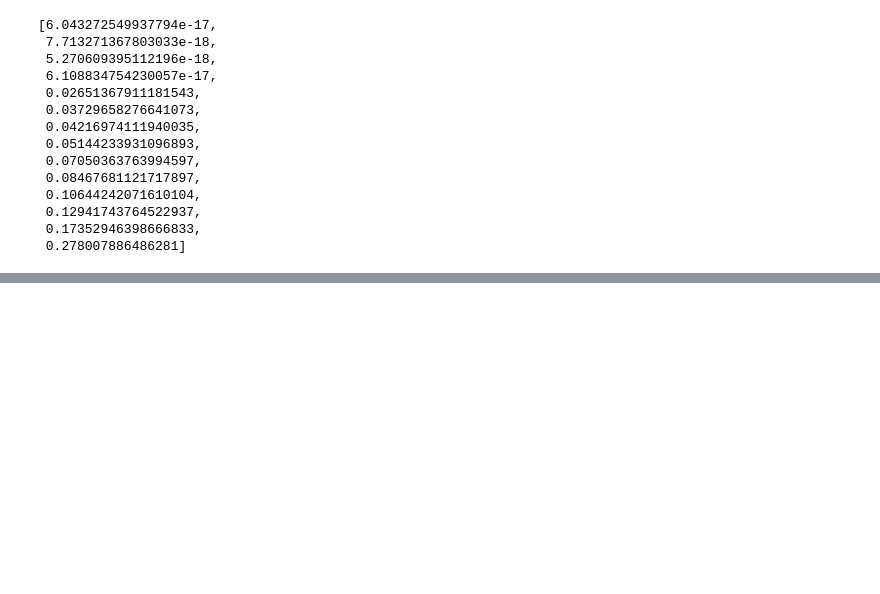
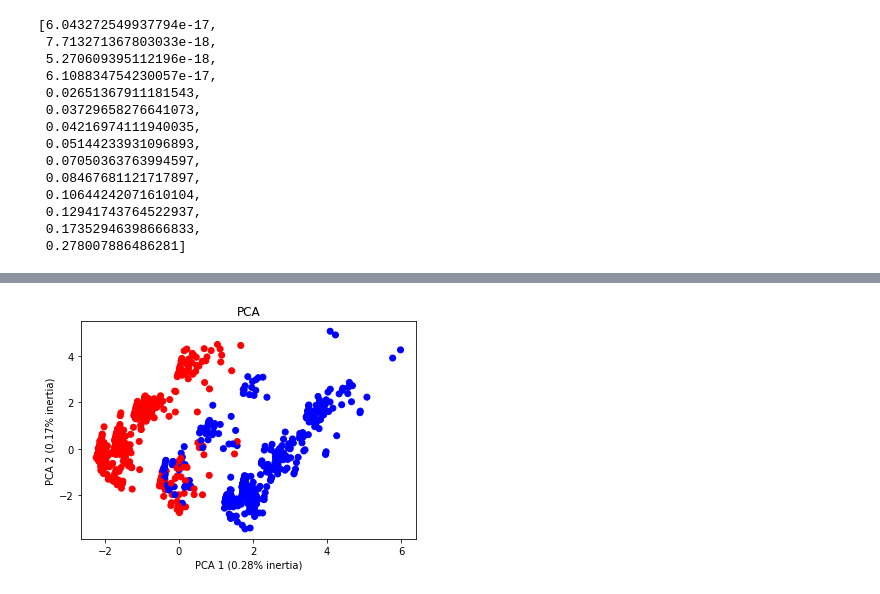
Before and after one commit to jotajota15/MachineLearning, a Jupyter notebook: PCA/Codigo.ipynb, the cells around one changed output, grey strips where cells are left out. Saved outputs shown, nothing was run; the diff lists cells and outputs as text; code cells hidden in the pictures; blank space fills up the shorter version.

```diff
--- a/PCA/Codigo.ipynb
+++ b/PCA/Codigo.ipynb
@@ -170,0 +184,21 @@ ValueError: matmul: Input operand 1 has a mismatch in its core dimension 0, with
+# %%
+from sklearn.preprocessing import StandardScaler
+scaler = StandardScaler()
+df_scaled = scaler.fit_transform(df)
+# %%
+from sklearn.decomposition import PCA
+pca = PCA()
+C = pca.fit_transform(df_scaled)
+# %%
+import numpy as np
+inertia = pca.explained_variance_ratio_
+V = pca.transform(np.identity(df_scaled.shape[1]))
+# %%
+import matplotlib.pyplot as plt
+plt.scatter(np.ravel(C[:,0]),np.ravel(C[:,1]),c = ['b' if i==1 else 'r' for i in df["Survived_1"]])
+plt.xlabel('PCA 1 (%.2f%% inertia)' % (inertia[0],))
+plt.ylabel('PCA 2 (%.2f%% inertia)' % (inertia[1],))
+plt.title('PCA')
+plt.show()
+# %% [output]
+[figure, added]
```
Also changed, not shown: parts of 3 cells of this notebook.
